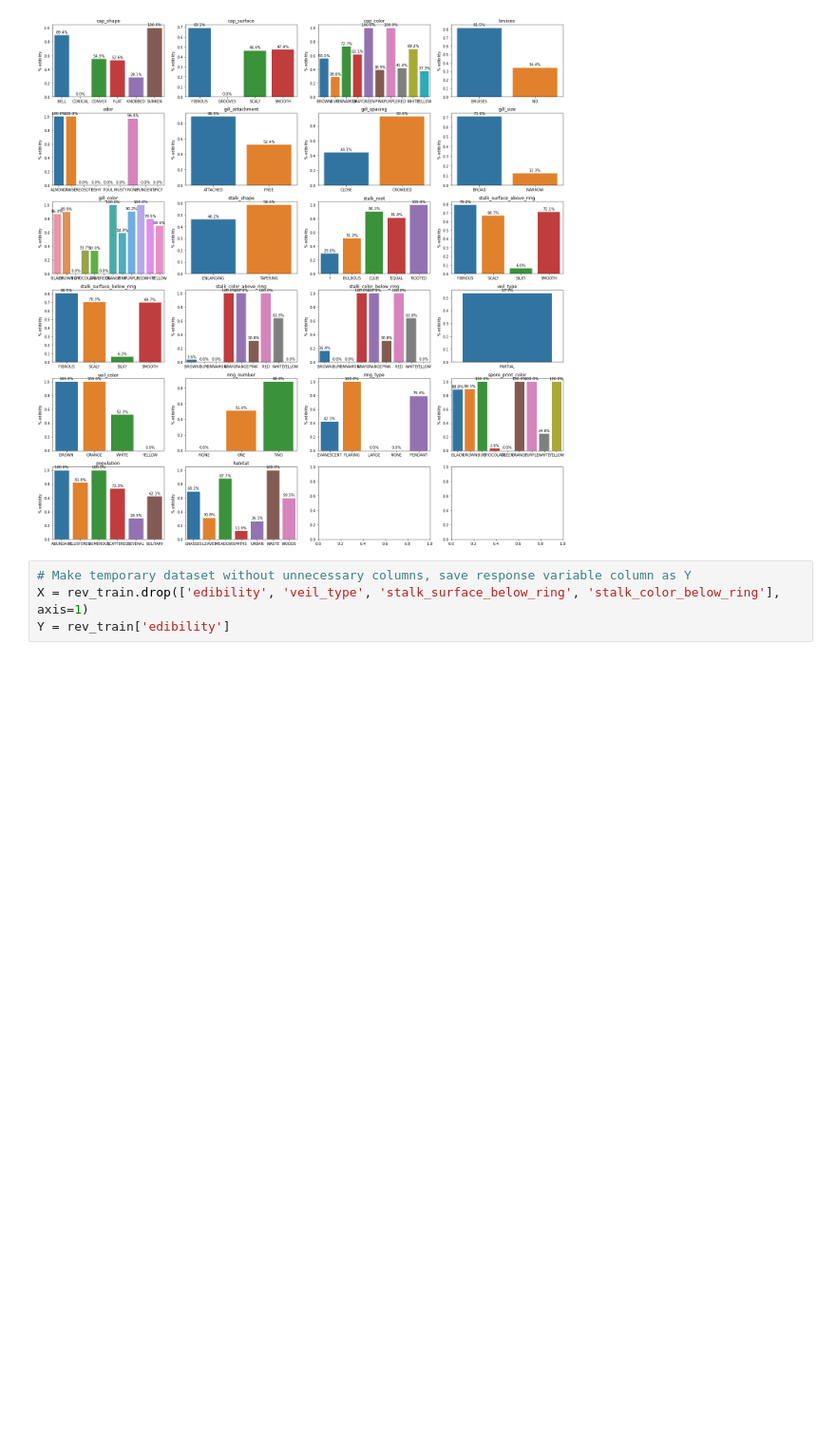
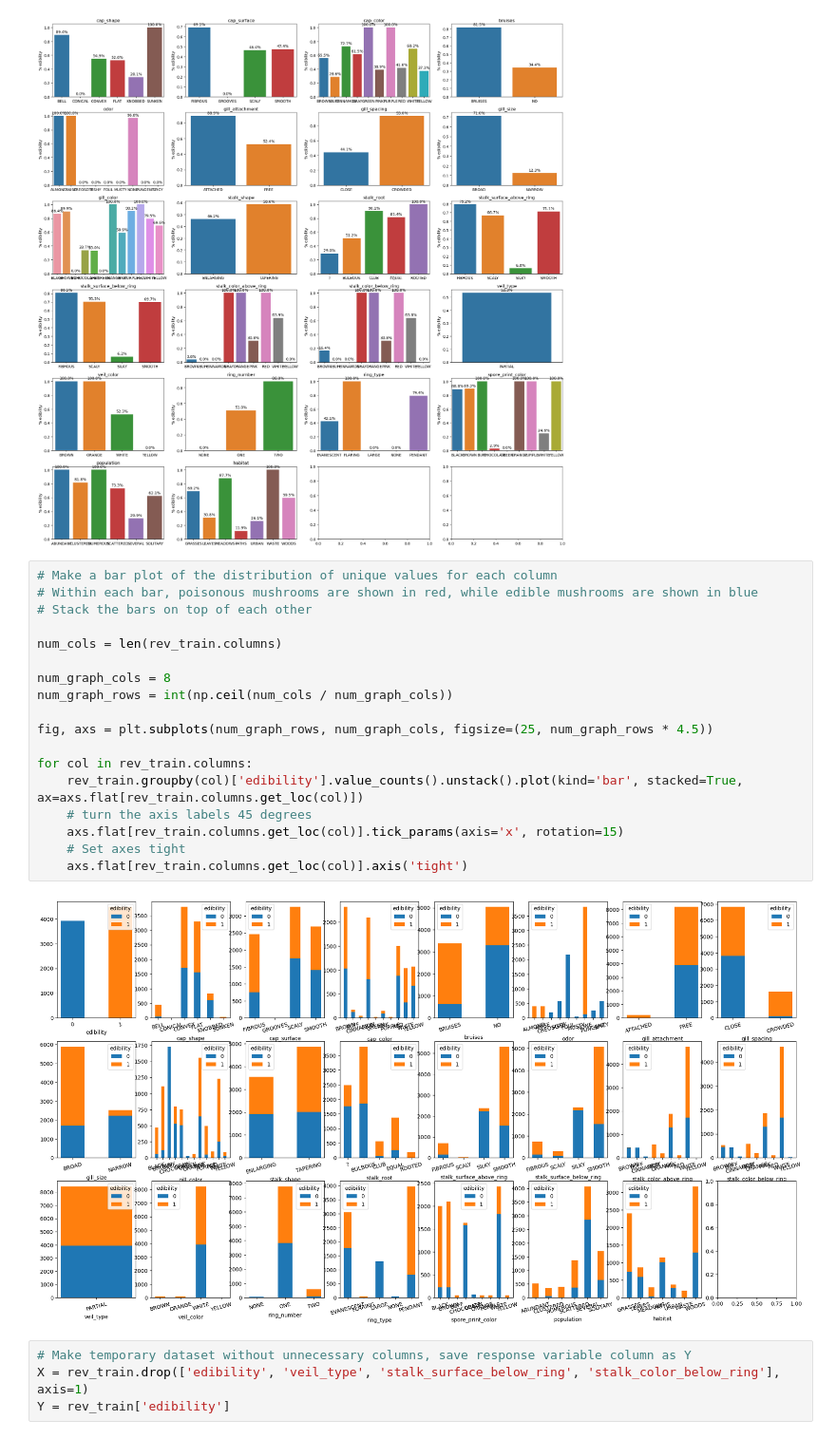
Before and after one commit to jprette/STAT303-2-Final_Project, a Jupyter notebook: Final Deliverables/Project Code Template.ipynb, the cells around one changed output. Shown at 95% size. Cells and saved outputs as stored; diff of their text form; blank space fills up the shorter version.

```diff
--- a/Final Deliverables/Project Code Template.ipynb
+++ b/Final Deliverables/Project Code Template.ipynb
@@ -216,6 +216,26 @@ plt.tight_layout()
 plt.show()
 # %% [output]
 [figure]
+# %%
+# Make a bar plot of the distribution of unique values for each column
+# Within each bar, poisonous mushrooms are shown in red, while edible mushrooms are shown in blue
+# Stack the bars on top of each other
+
+num_cols = len(rev_train.columns)
+
+num_graph_cols = 8
+num_graph_rows = int(np.ceil(num_cols / num_graph_cols))
+
+fig, axs = plt.subplots(num_graph_rows, num_graph_cols, figsize=(25, num_graph_rows * 4.5))
+
+for col in rev_train.columns:
+    rev_train.groupby(col)['edibility'].value_counts().unstack().plot(kind='bar', stacked=True, ax=axs.flat[rev_train.columns.get_loc(col)])
+    # turn the axis labels 45 degrees
+    axs.flat[rev_train.columns.get_loc(col)].tick_params(axis='x', rotation=15)
+    # Set axes tight
+    axs.flat[rev_train.columns.get_loc(col)].axis('tight')
+# %% [output]
+[figure, added]
 # %%
 # Make temporary dataset without unnecessary columns, save response variable column as Y
 X = rev_train.drop(['edibility', 'veil_type', 'stalk_surface_below_ring', 'stalk_color_below_ring'], axis=1)
```
Also changed, not shown: parts of 13 cells of this notebook, 2 other files.
